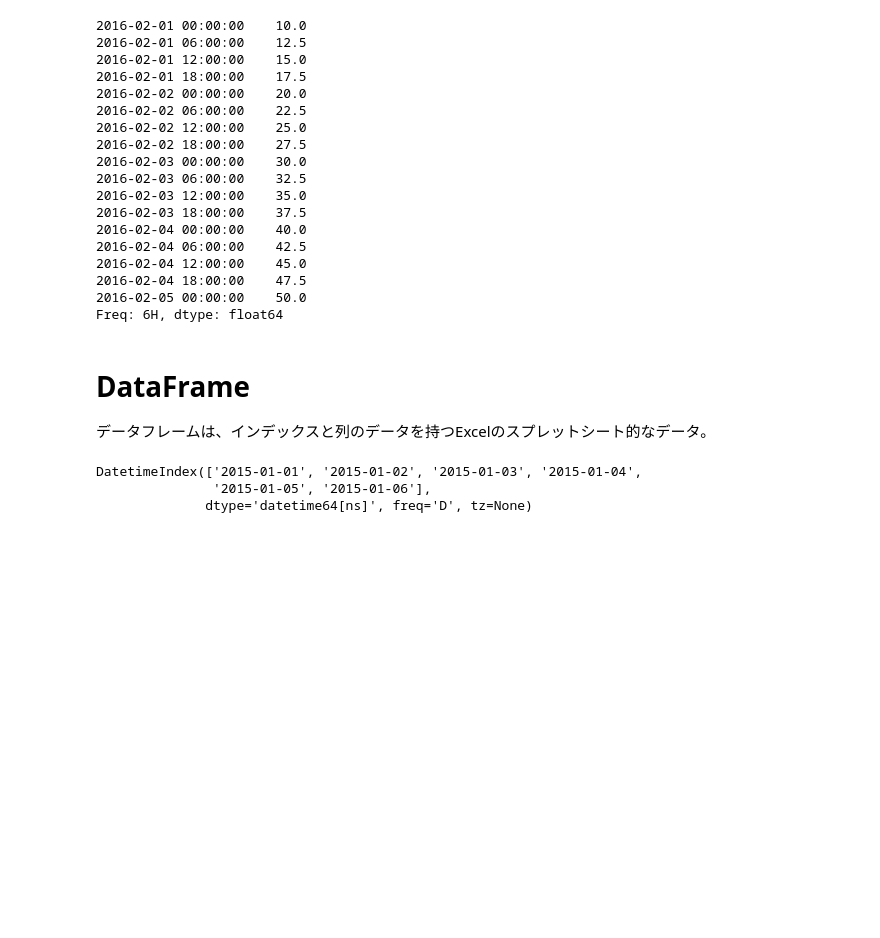
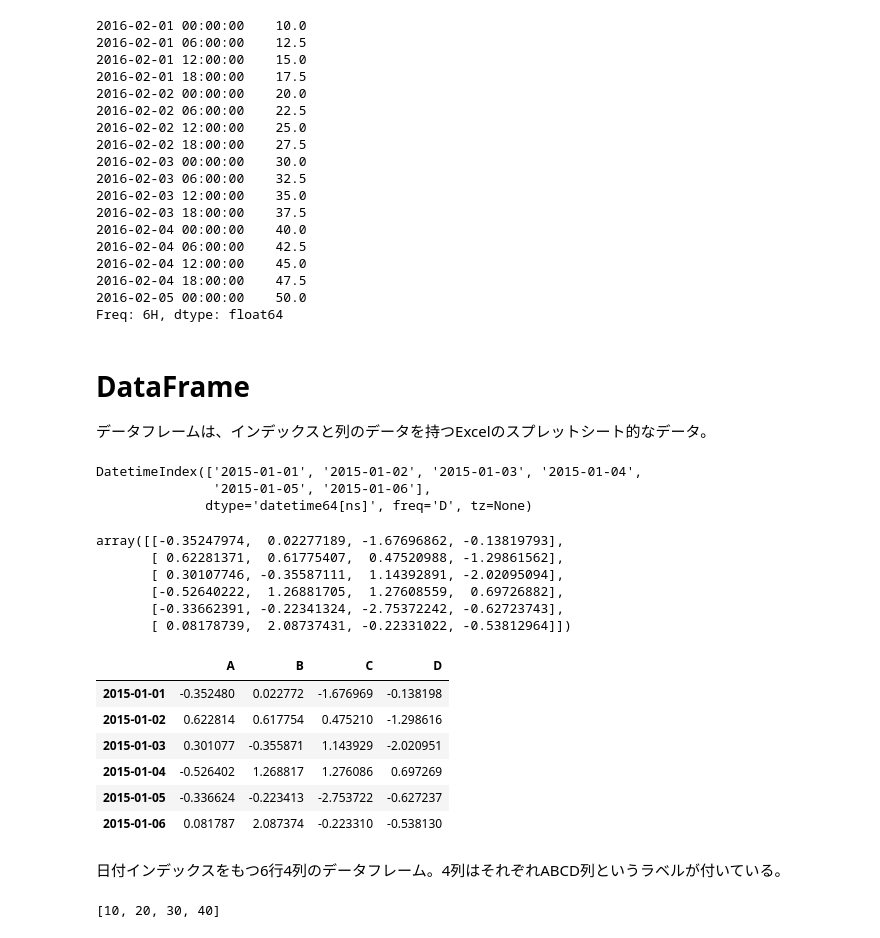
Before and after one commit to civic/data-python, a Jupyter notebook: 10 minutes to pandas.ipynb, the cells around one changed output. Drawn from its saved outputs; the diff is of its cells as text; code cells hidden in the pictures; blank space fills up the shorter version.

```diff
--- a/10 minutes to pandas.ipynb
+++ b/10 minutes to pandas.ipynb
@@ -164,10 +195,39 @@ Freq: 6H, dtype: float64
 # DataFrame
 データフレームは、インデックスと列のデータを持つExcelのスプレットシート的なデータ。
 # %%
-# 日付のインデックスを作成してみる。あとでこの日付インデックスをDataFrameに使う
-dates = pd.date_range('20150101', periods=6)
-dates
+# 日付のインデックスを作成。あとでこの日付インデックスをDataFrameに使う
+date_index = pd.date_range('20150101', periods=6)
+date_index
 # %% [output]
 DatetimeIndex(['2015-01-01', '2015-01-02', '2015-01-03', '2015-01-04',
                '2015-01-05', '2015-01-06'],
               dtype='datetime64[ns]', freq='D', tz=None)
+# %%
+# 6行4列の標準正規分布のランダムなデータを作成
+data = np.random.randn(6, 4)
+data
+# %% [output]
+array([[-0.35247974,  0.02277189, -1.67696862, -0.13819793],
+       [ 0.62281371,  0.61775407,  0.47520988, -1.29861562],
+       [ 0.30107746, -0.35587111,  1.14392891, -2.02095094],
+       [-0.52640222,  1.26881705,  1.27608559,  0.69726882],
+       [-0.33662391, -0.22341324, -2.75372242, -0.62723743],
+       [ 0.08178739,  2.08737431, -0.22331022, -0.53812964]])
+# %%
+# データとインデックスを合わせてDataFrameを作成
+df = pd.DataFrame(data, index=date_index, columns=list('ABCD'))
+df
+# %% [output]
+|  | A | B | C | D |
+| 2015-01-01 | -0.352480 | 0.022772 | -1.676969 | -0.138198 |
+| 2015-01-02 | 0.622814 | 0.617754 | 0.475210 | -1.298616 |
+| 2015-01-03 | 0.301077 | -0.355871 | 1.143929 | -2.020951 |
+| 2015-01-04 | -0.526402 | 1.268817 | 1.276086 | 0.697269 |
+| 2015-01-05 | -0.336624 | -0.223413 | -2.753722 | -0.627237 |
+| 2015-01-06 | 0.081787 | 2.087374 | -0.223310 | -0.538130 |
+# %% [markdown]
+日付インデックスをもつ6行4列のデータフレーム。4列はそれぞれABCD列というラベルが付いている。
+# %%
+list(range(10, 50, 10))
+# %% [output]
+[10, 20, 30, 40]
```
Also changed, not shown: parts of 49 cells of this notebook.
